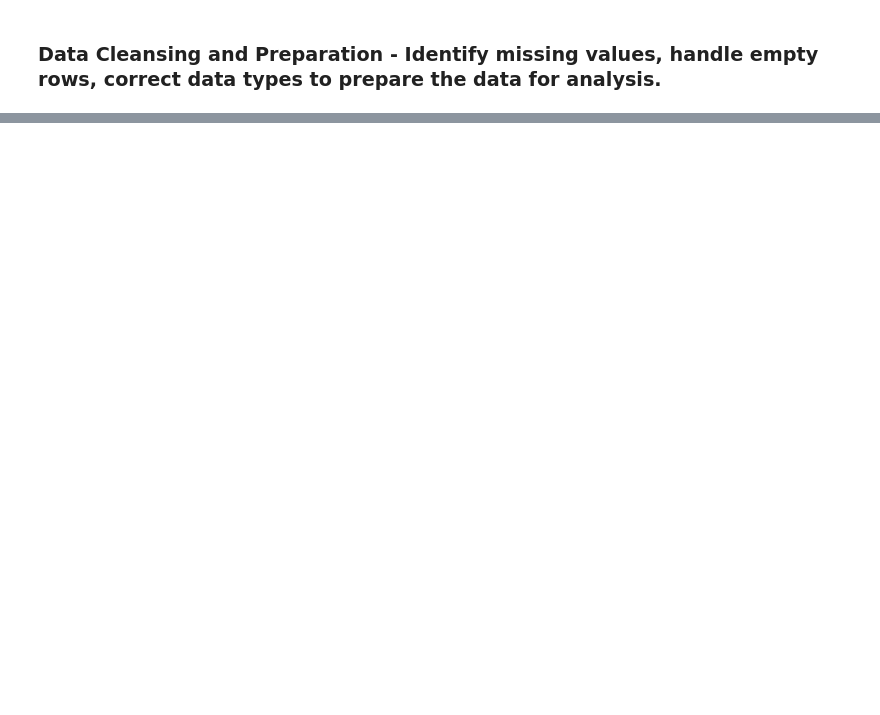
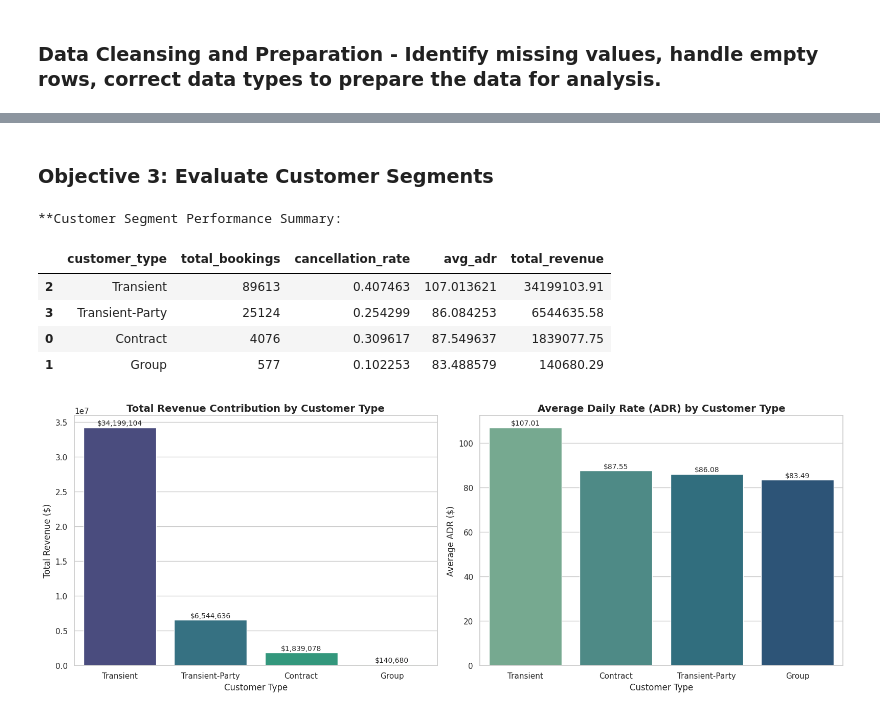
Before and after one commit to anniechooimh/Hospitality-Analytics, a Jupyter notebook: Capstone_Hospitality Analysis.ipynb, the cells around one changed output, grey strips where cells are left out. Cells and saved outputs as stored; diff of their text form; code cells hidden in the pictures; blank space fills up the shorter version.

```diff
--- a/Capstone_Hospitality Analysis.ipynb
+++ b/Capstone_Hospitality Analysis.ipynb
@@ -529,0 +331,47 @@ Based on our deep dive into the reservation statuses (**Check-Out**, **Canceled*
+# %% [markdown]
+### Objective 3: Evaluate Customer Segments
+# %%
+# Calculate metrics per Customer Type
+customer_summary = merged_booking.groupby('customer_type').agg(
+    total_bookings=('Booking_ID', 'count'),
+    cancellation_rate=('is_canceled', 'mean'),
+    avg_adr=('adr', 'mean'),
+    total_revenue=('total_price', 'sum')
+).reset_index()
+
+# Sort by total revenue to identify the most valuable segment
+customer_summary = customer_summary.sort_values(by='total_revenue', ascending=False)
+
+print("**Customer Segment Performance Summary:")
+display(customer_summary)
+
+# Set plotting style
+sns.set_theme(style="whitegrid")
+fig, axes = plt.subplots(1, 2, figsize=(16, 6))
+
+# Plot 1: Revenue Contribution by Customer Type
+ax1 = sns.barplot(x='customer_type', y='total_revenue', data=customer_summary, ax=axes[0], palette='viridis', hue='customer_type', legend=False)
+for p in ax1.patches:
+    ax1.annotate(f"${p.get_height():,.0f}", (p.get_x() + p.get_width() / 2., p.get_height()), ha='center', va='center', xytext=(0, 6), textcoords='offset points', fontsize=10)
+axes[0].set_title('Total Revenue Contribution by Customer Type', fontsize=14, fontweight='bold')
+axes[0].set_ylabel('Total Revenue ($)')
+axes[0].set_xlabel('Customer Type')
+
+# Plot 2: Average Daily Rate (ADR) by Customer Type
+ax2 = sns.barplot(x='customer_type', y='avg_adr', data=customer_summary.sort_values('avg_adr', ascending=False), ax=axes[1], palette='crest', hue='customer_type', legend=False)
+for p in ax2.patches:
+    ax2.annotate(f"${p.get_height():.2f}", (p.get_x() + p.get_width() / 2., p.get_height()), ha='center', va='center', xytext=(0, 6), textcoords='offset points', fontsize=10)
+axes[1].set_title('Average Daily Rate (ADR) by Customer Type', fontsize=14, fontweight='bold')
+axes[1].set_ylabel('Average ADR ($)')
+axes[1].set_xlabel('Customer Type')
+
+plt.tight_layout()
+plt.show()
+# %% [output]
+**Customer Segment Performance Summary:
+|  | customer_type | total_bookings | cancellation_rate | avg_adr | total_revenue |
+| 2 | Transient | 89613 | 0.407463 | 107.013621 | 34199103.91 |
+| 3 | Transient-Party | 25124 | 0.254299 | 86.084253 | 6544635.58 |
+| 0 | Contract | 4076 | 0.309617 | 87.549637 | 1839077.75 |
+| 1 | Group | 577 | 0.102253 | 83.488579 | 140680.29 |
+[figure, added]
```
Also changed, not shown: parts of 55 cells of this notebook.
